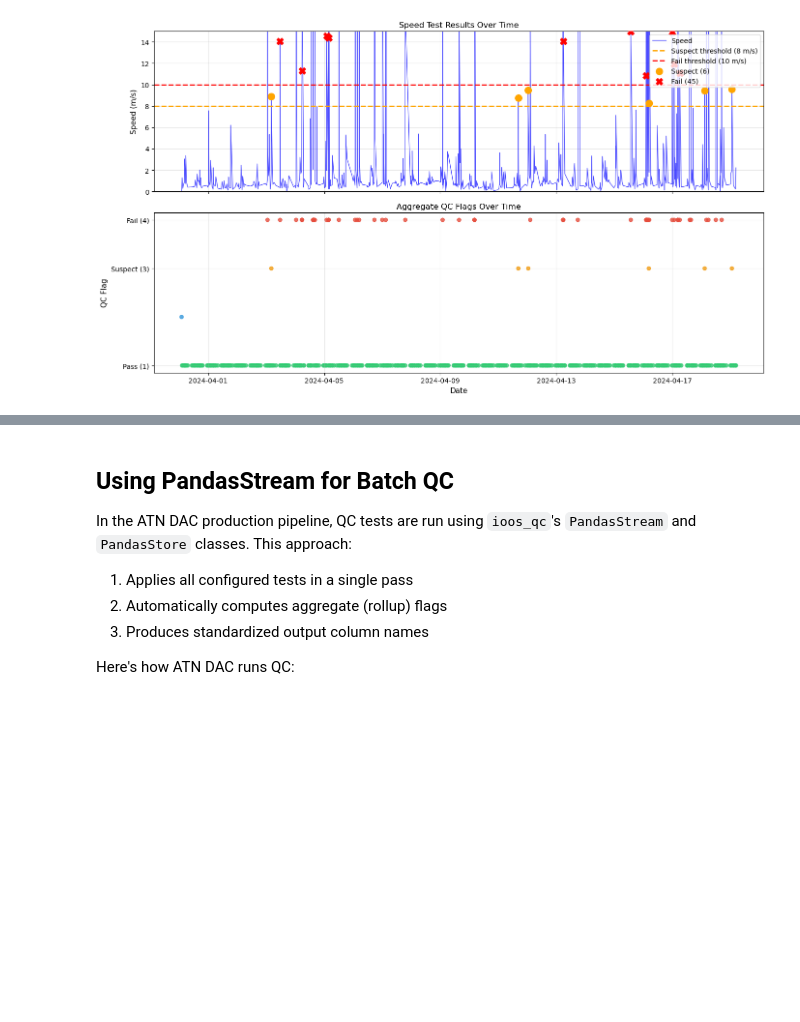
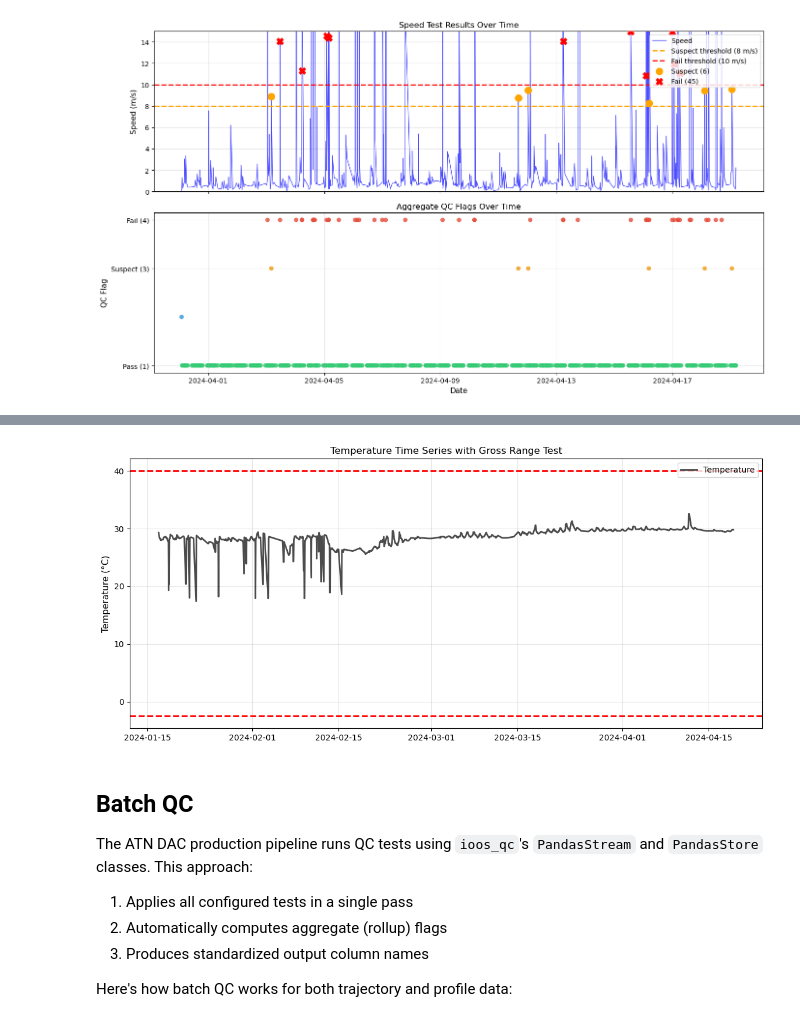
Before and after one commit to ioos/ioos-atn-data, a Jupyter notebook: _docs/notebooks/atn_qc.ipynb, the cells around one changed output, grey strips where cells are left out. Cells and saved outputs as stored; diff of their text form; code cells hidden in the pictures; blank space fills up the shorter version.

```diff
--- a/_docs/notebooks/atn_qc.ipynb
+++ b/_docs/notebooks/atn_qc.ipynb
@@ -653 +591,23 @@ Temperature statistics:
+# %%
+# QC Test Thresholds used by ATN DAC for profile/time-series data
+# These are defined based on physical oceanographic bounds
+
+QC_THRESHOLDS = {
+    'gross_range_test': {
+        'temperature': {
+            'fail_span': [-2.5, 40],  # °C - physical bounds for seawater temperature
+            'description': 'Flags temperature values outside physically plausible range'
+        },
+        'salinity': {
+            'fail_span': [0, 41],  # PSU - physical bounds for seawater salinity
+            'description': 'Flags salinity values outside physically plausible range'
+        }
+    },
+    'valid_range_test': {
+        'time': {
+            'valid_span': [deploy_start, deploy_end],  # Deployment period
+            'description': 'Flags observations outside the deployment time period'
+        }
+    }
+}
 # %% [markdown]
@@ -802,10 +736,27 @@ else:
+# %%
+ax = plot_profile_data(profile_df, temp_col, time_col)
+
+# Show QC thresholds
+ax.axhline(y=-2.5, color='red', linestyle='--', linewidth=2,
+            label='Fail bounds [-2.5, 40]°C')
+ax.axhline(y=40, color='red', linestyle='--', linewidth=2)
+
+# Highlight any failed points
+fail_mask = profile_df['temperature_qartod_gross_range_test'] == 4
+if fail_mask.any():
+    ax.scatter(profile_df.loc[fail_mask, time_col],
+                profile_df.loc[fail_mask, temp_col],
+                c='red', s=50, marker='X', zorder=5,
+                label=f'Failed ({fail_mask.sum()})')
+# %% [output]
+[figure, added]
 # %% [markdown]
-## Using PandasStream for Batch QC
+## Batch QC
 
-In the ATN DAC production pipeline, QC tests are run using `ioos_qc`'s `PandasStream` and `PandasStore` classes. This approach:
+The ATN DAC production pipeline runs QC tests using `ioos_qc`'s `PandasStream` and `PandasStore` classes. This approach:
 1. Applies all configured tests in a single pass
 2. Automatically computes aggregate (rollup) flags
 3. Produces standardized output column names
 
-Here's how ATN DAC runs QC:
+Here's how batch QC works for both trajectory and profile data:
 # %%
```
Also changed, not shown: parts of 49 cells of this notebook.
